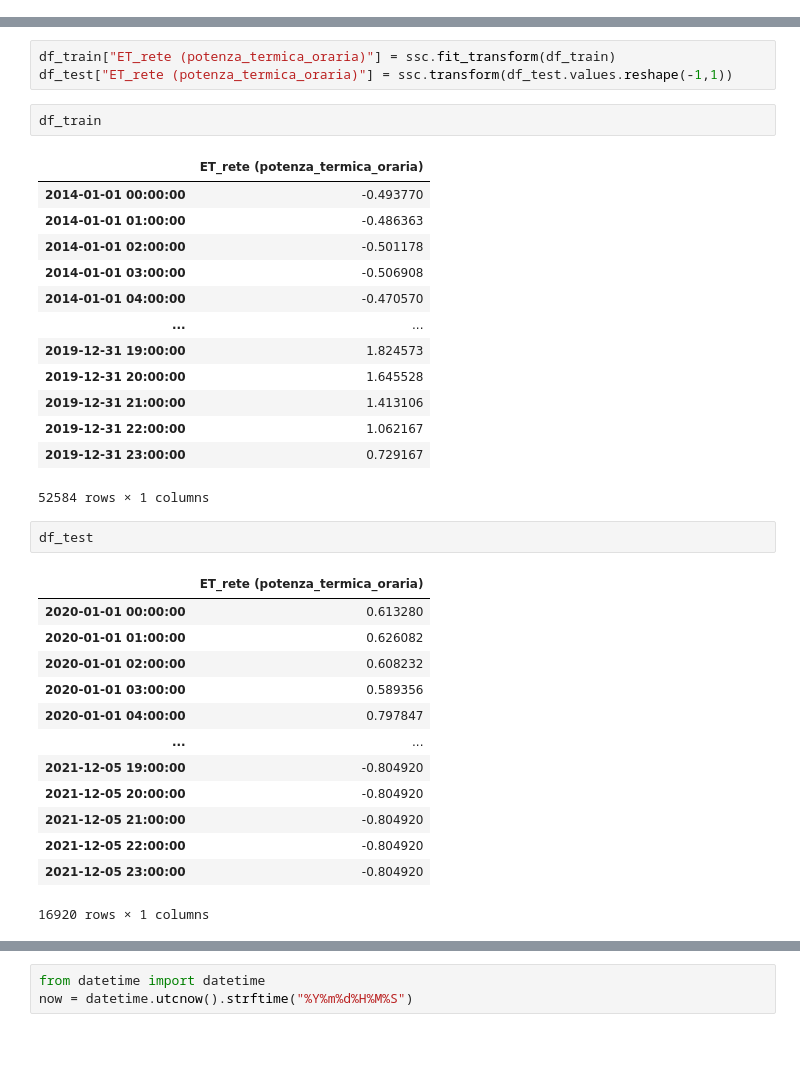
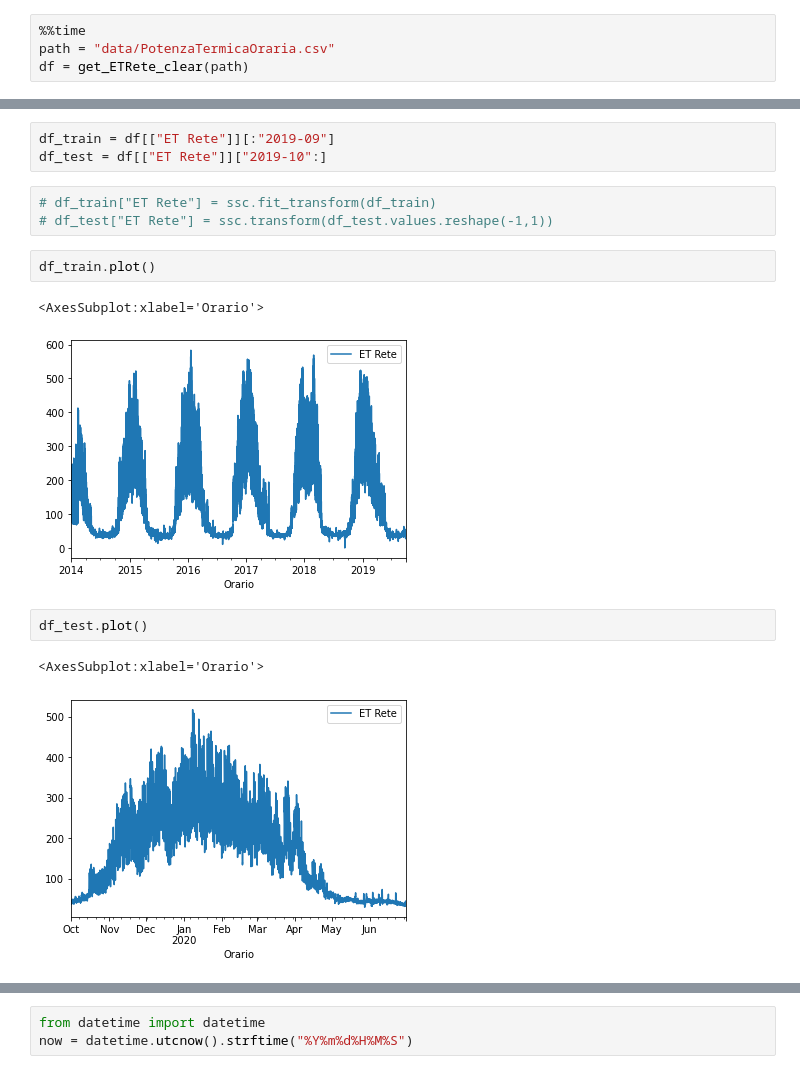
Before and after one commit to matteo-martignon/Thermic-Energy-Forecast, a Jupyter notebook: PROPHET.ipynb, the cells around one changed output, grey strips where cells are left out. Drawn from its saved outputs; the diff is of its cells as text; blank space fills up the shorter version.

```diff
--- a/PROPHET.ipynb
+++ b/PROPHET.ipynb
@@ -54,0 +15,4 @@ df_test = df_prep[["ET_rete (potenza_termica_oraria)"]]["2020":]
+# %%
+%%time
+path = "data/PotenzaTermicaOraria.csv"
+df = get_ETRete_clear(path)
@@ -55,35 +21,16 @@ df_test = df_prep[["ET_rete (potenza_termica_oraria)"]]["2020":]
+# %%
+df_train = df[["ET Rete"]][:"2019-09"]
+df_test = df[["ET Rete"]]["2019-10":]
 # %%
-df_train["ET_rete (potenza_termica_oraria)"] = ssc.fit_transform(df_train)
-df_test["ET_rete (potenza_termica_oraria)"] = ssc.transform(df_test.values.reshape(-1,1))
+# df_train["ET Rete"] = ssc.fit_transform(df_train)
+# df_test["ET Rete"] = ssc.transform(df_test.values.reshape(-1,1))
 # %%
-df_train
+df_train.plot()
 # %% [output]
-|  | ET_rete (potenza_termica_oraria) |
-| 2014-01-01 00:00:00 | -0.493770 |
-| 2014-01-01 01:00:00 | -0.486363 |
-| 2014-01-01 02:00:00 | -0.501178 |
-| 2014-01-01 03:00:00 | -0.506908 |
-| 2014-01-01 04:00:00 | -0.470570 |
-| ... | ... |
-| 2019-12-31 19:00:00 | 1.824573 |
-| 2019-12-31 20:00:00 | 1.645528 |
-| 2019-12-31 21:00:00 | 1.413106 |
-| 2019-12-31 22:00:00 | 1.062167 |
-| 2019-12-31 23:00:00 | 0.729167 |
-52584 rows × 1 columns
+<AxesSubplot:xlabel='Orario'>
+[figure, added]
 # %%
-df_test
+df_test.plot()
 # %% [output]
-|  | ET_rete (potenza_termica_oraria) |
-| 2020-01-01 00:00:00 | 0.613280 |
-| 2020-01-01 01:00:00 | 0.626082 |
-| 2020-01-01 02:00:00 | 0.608232 |
-| 2020-01-01 03:00:00 | 0.589356 |
-| 2020-01-01 04:00:00 | 0.797847 |
-| ... | ... |
-| 2021-12-05 19:00:00 | -0.804920 |
-| 2021-12-05 20:00:00 | -0.804920 |
-| 2021-12-05 21:00:00 | -0.804920 |
-| 2021-12-05 22:00:00 | -0.804920 |
-| 2021-12-05 23:00:00 | -0.804920 |
-16920 rows × 1 columns
+<AxesSubplot:xlabel='Orario'>
+[figure, added]
```
Also changed, not shown: parts of 61 cells of this notebook, 12 other files.
